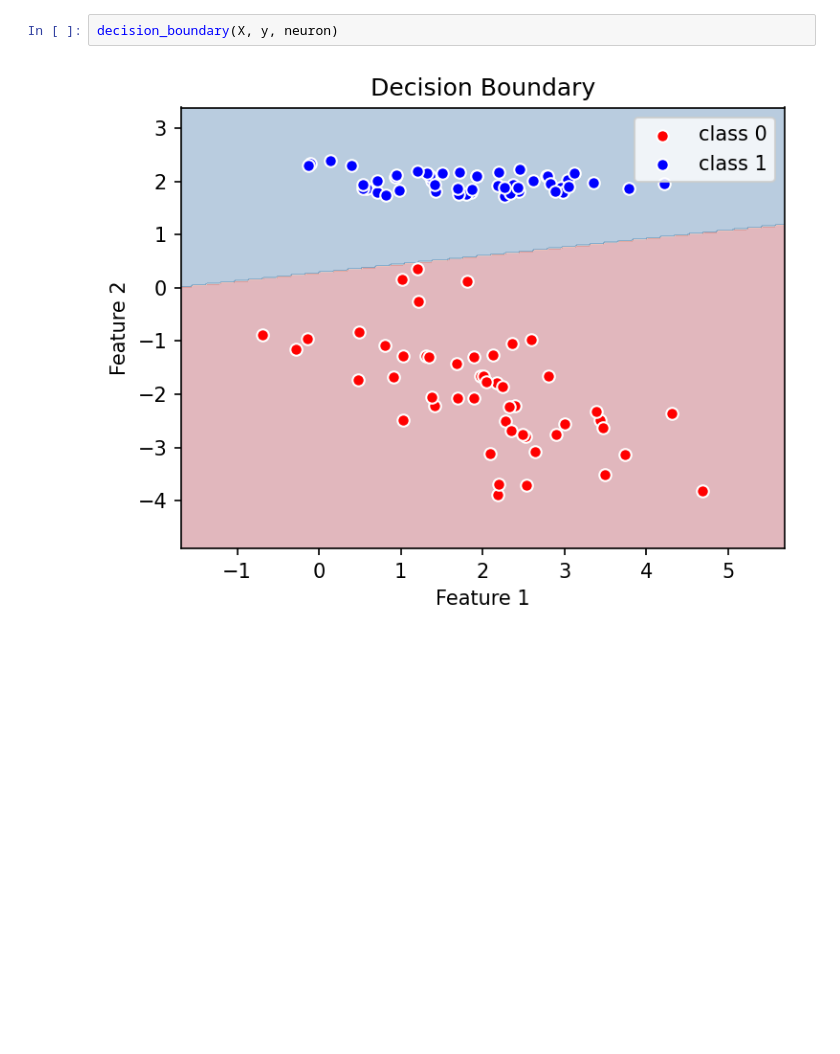
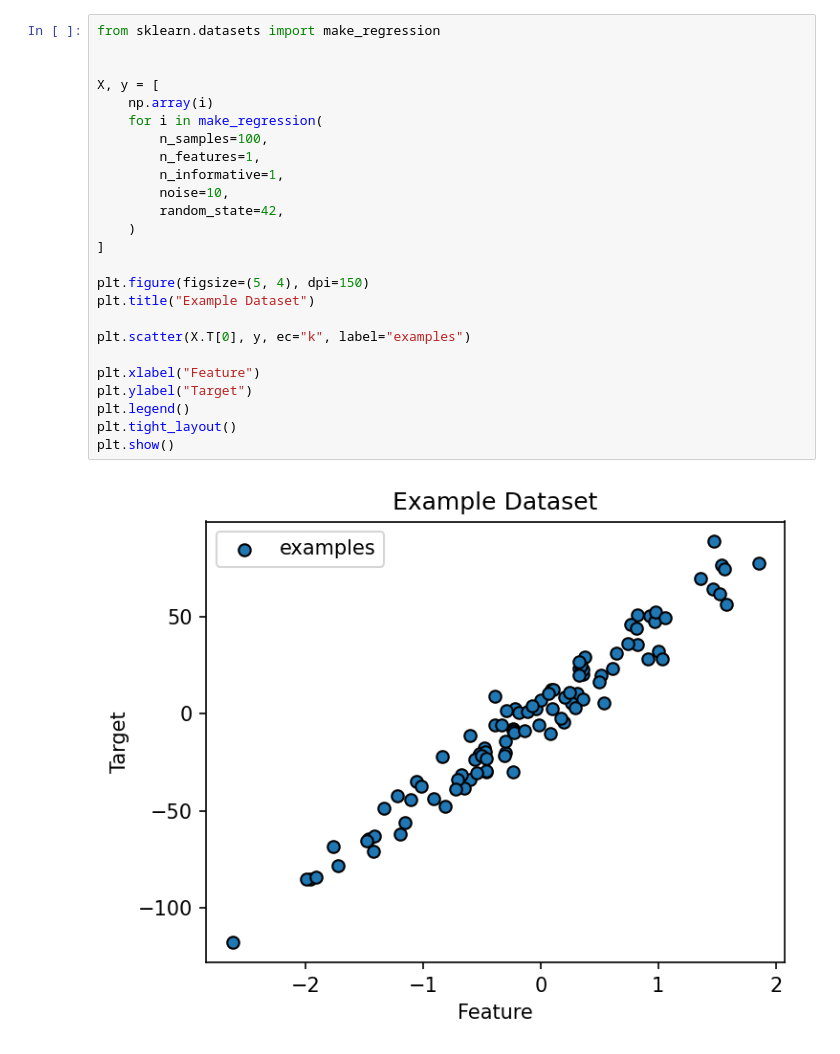
Before and after one commit to NicolaAnnu/NeuralNetwork-ML, a Jupyter notebook: notebooks/neuron.ipynb, the cells around one changed output. Cells and saved outputs as stored; diff of their text form; blank space fills up the shorter version.

```diff
--- a/notebooks/neuron.ipynb
+++ b/notebooks/neuron.ipynb
@@ -91,4 +106,27 @@ neuron accuracy: 1.0
-# %%
-decision_boundary(X, y, neuron)
-# %% [output]
-[figure, removed]
+# %%
+from sklearn.datasets import make_regression
+
+
+X, y = [
+    np.array(i)
+    for i in make_regression(
+        n_samples=100,
+        n_features=1,
+        n_informative=1,
+        noise=10,
+        random_state=42,
+    )
+]
+
+plt.figure(figsize=(5, 4), dpi=150)
+plt.title("Example Dataset")
+
+plt.scatter(X.T[0], y, ec="k", label="examples")
+
+plt.xlabel("Feature")
+plt.ylabel("Target")
+plt.legend()
+plt.tight_layout()
+plt.show()
+# %% [output]
+[figure, added]
```
Also changed, not shown: parts of 9 cells of this notebook, 3 other files.
